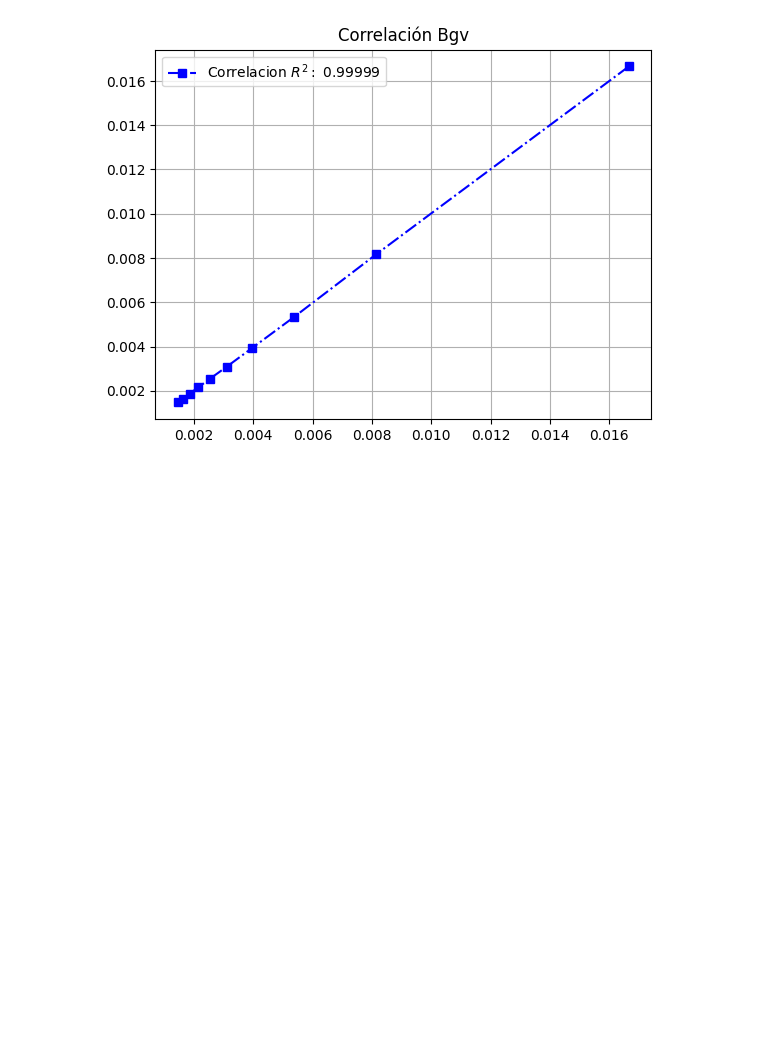
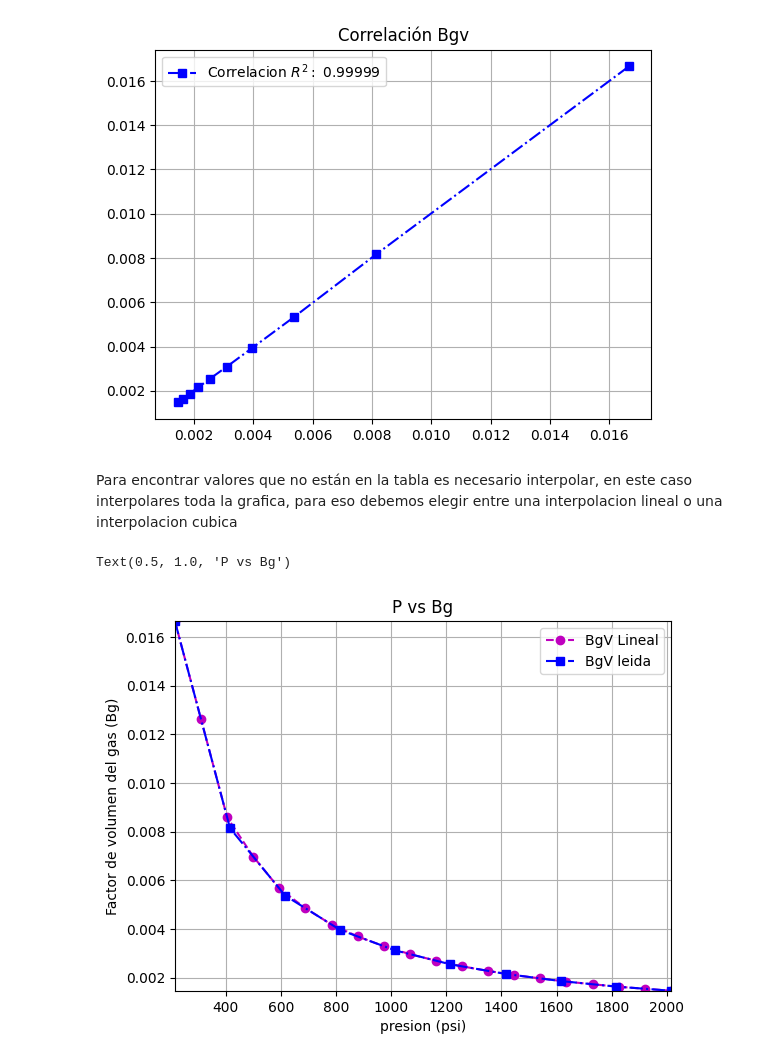
Before and after one commit to edisonc57/Neftepromyslovyye-zhidkosti-s-ispol-zovaniyem-Python, a Jupyter notebook: Объемный_коэффициент_газа.ipynb, the cells around one changed output. Cells and saved outputs as stored; diff of their text form; code cells hidden in the pictures; blank space fills up the shorter version.

```diff
--- a/Объемный_коэффициент_газа.ipynb
+++ b/Объемный_коэффициент_газа.ipynb
@@ -146,3 +146,23 @@ plt.legend(loc=0)
 plt.grid()
 # %% [output]
 [figure]
+# %% [markdown]
+Para encontrar valores que no están en la tabla es necesario interpolar,
+en este caso interpolares toda la grafica, para eso debemos elegir entre una interpolacion lineal o una interpolacion cubica
+# %%
+pres_new = np.linspace(np.min(press), np.max(press), 20)
+
+BgV_il= np.interp(pres_new, press, BgV)
+
+plt.plot(pres_new, BgV_il, '--mo', label = "BgV Lineal")
+plt.plot(press, BgV, '-.bs', label= 'BgV leida')
+plt.xlim((np.min(press), np.max(press)))
+plt.ylim((np.min(BgV), np.max(BgV)))
+plt.xlabel('presion (psi)')
+plt.ylabel('Factor de volumen del gas (Bg)')
+plt.legend(loc=0)
+plt.grid()
+plt.title('P vs Bg')
+# %% [output]
+Text(0.5, 1.0, 'P vs Bg')
+[figure, added]
```
Also changed, not shown: parts of 3 cells of this notebook.
